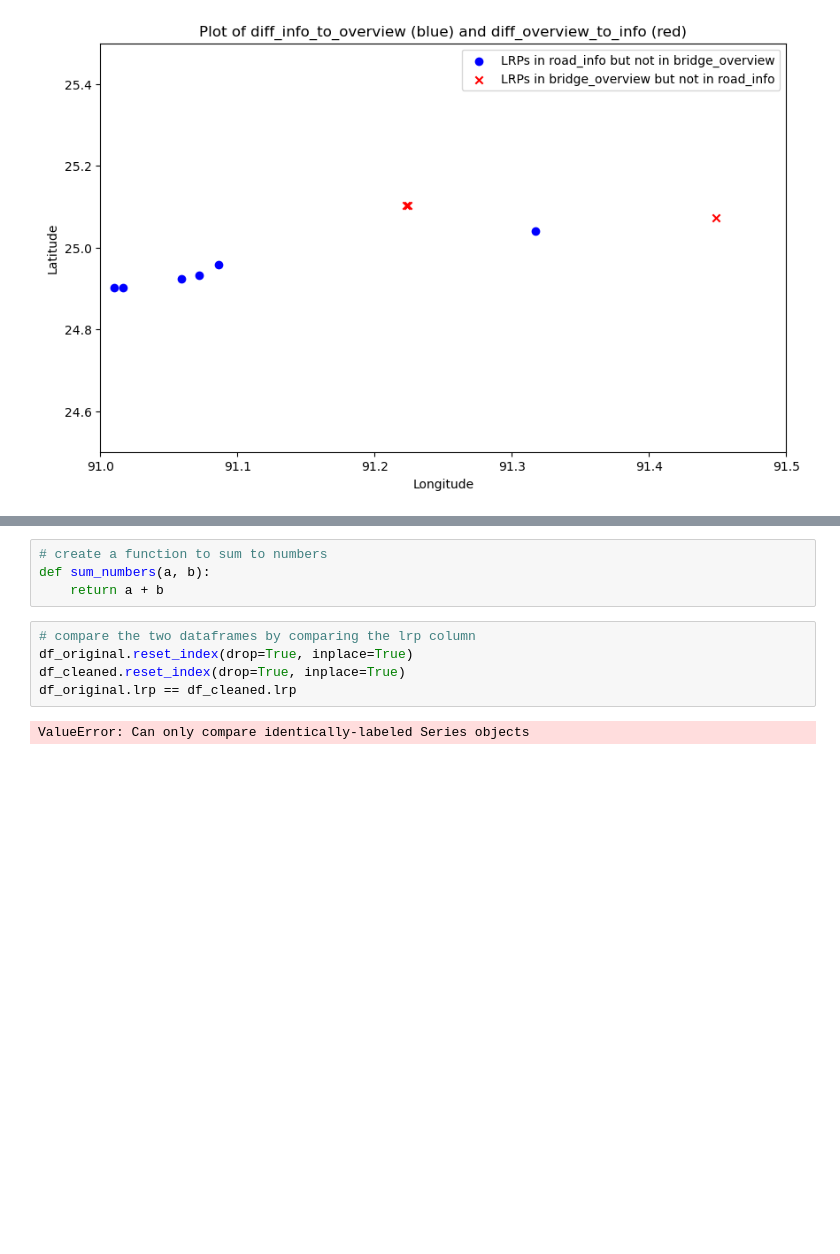
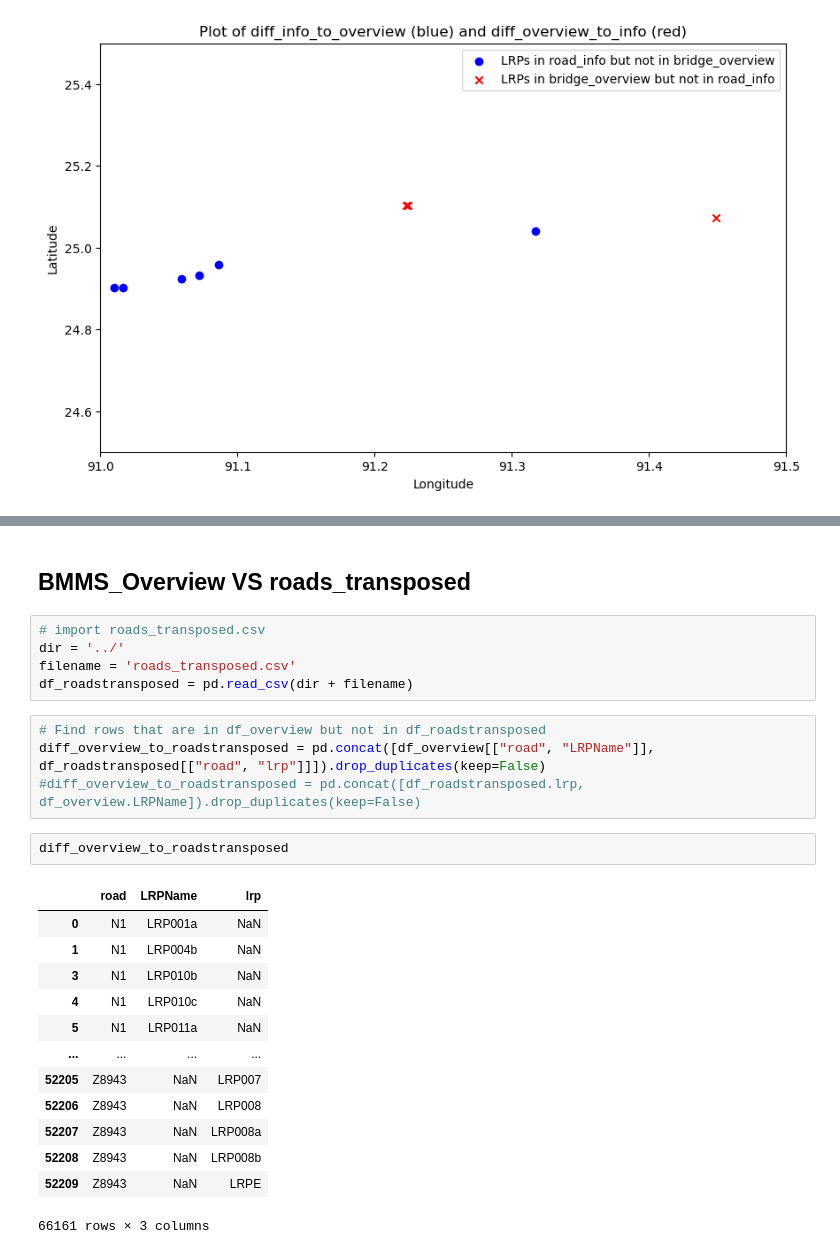
Before and after one commit to daniela1998/Advanced-Simulation-Assignments, a Jupyter notebook: sourcecode/CompareData.ipynb, the cells around one changed output, grey strips where cells are left out. Cells and saved outputs as stored; diff of their text form; blank space fills up the shorter version.

```diff
--- a/sourcecode/CompareData.ipynb
+++ b/sourcecode/CompareData.ipynb
@@ -171,11 +106,27 @@ df_original[df_original.type.str.endswith('Culvert')]
-# %%
-# create a function to sum to numbers
-def sum_numbers(a, b):
-    return a + b
-# %%
-# compare the two dataframes by comparing the lrp column
-df_original.reset_index(drop=True, inplace=True)
-df_cleaned.reset_index(drop=True, inplace=True)
-df_original.lrp == df_cleaned.lrp
-# %% [output]
-ValueError: Can only compare identically-labeled Series objects
+# %% [markdown]
+## BMMS_Overview VS roads_transposed
+# %%
+# import roads_transposed.csv
+dir = '../'
+filename = 'roads_transposed.csv'
+df_roadstransposed = pd.read_csv(dir + filename)
+# %%
+# Find rows that are in df_overview but not in df_roadstransposed
+diff_overview_to_roadstransposed = pd.concat([df_overview[["road", "LRPName"]], df_roadstransposed[["road", "lrp"]]]).drop_duplicates(keep=False)
+#diff_overview_to_roadstransposed = pd.concat([df_roadstransposed.lrp, df_overview.LRPName]).drop_duplicates(keep=False)
+# %%
+diff_overview_to_roadstransposed
+# %% [output]
+|  | road | LRPName | lrp |
+| 0 | N1 | LRP001a | NaN |
+| 1 | N1 | LRP004b | NaN |
+| 3 | N1 | LRP010b | NaN |
+| 4 | N1 | LRP010c | NaN |
+| 5 | N1 | LRP011a | NaN |
+| ... | ... | ... | ... |
+| 52205 | Z8943 | NaN | LRP007 |
+| 52206 | Z8943 | NaN | LRP008 |
+| 52207 | Z8943 | NaN | LRP008a |
+| 52208 | Z8943 | NaN | LRP008b |
+| 52209 | Z8943 | NaN | LRPE |
+66161 rows × 3 columns
```
Also changed, not shown: parts of 9 cells of this notebook.
